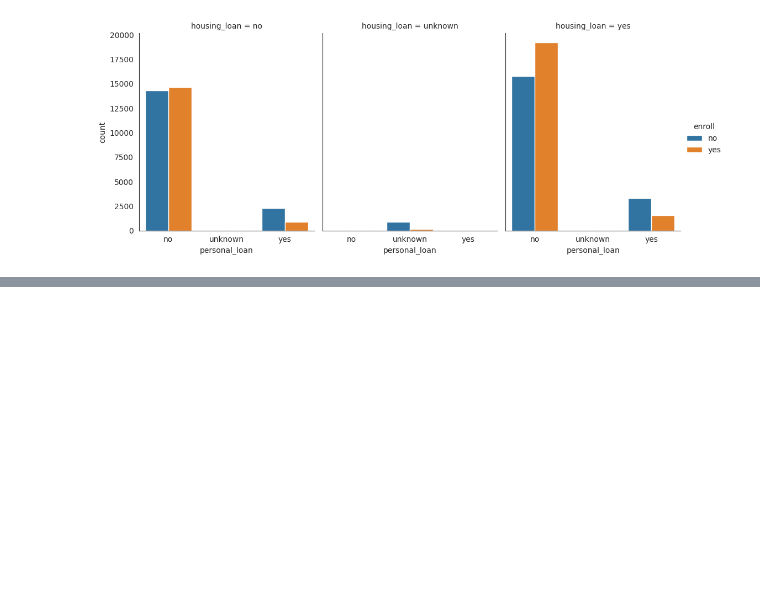
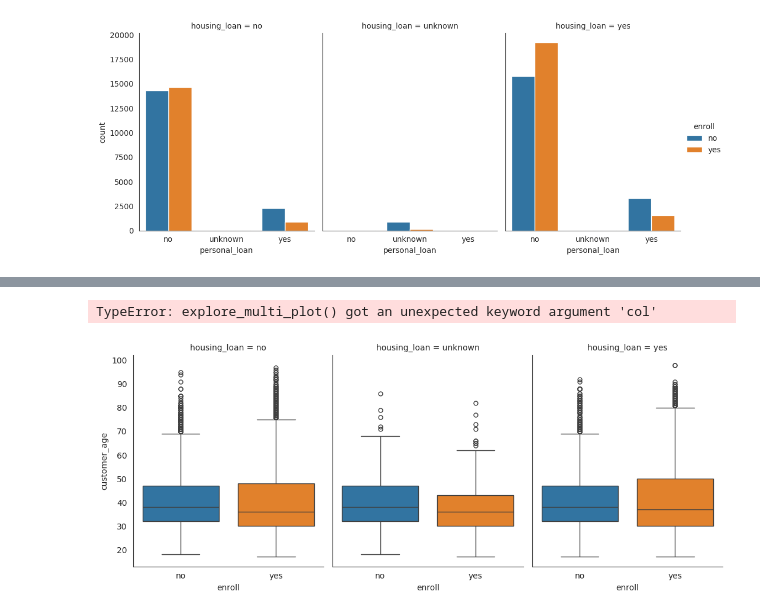
Before and after one commit to Tlr150130/enrollment-classification, a Jupyter notebook: notebooks/undersample_model.ipynb, the cells around one changed output, grey strips where cells are left out. Saved outputs shown, nothing was run; the diff lists cells and outputs as text; code cells hidden in the pictures; blank space fills up the shorter version.

```diff
--- a/notebooks/undersample_model.ipynb
+++ b/notebooks/undersample_model.ipynb
@@ -301,17 +318,2 @@ with sns.axes_style('white'):
 # %% [output]
 [figure]
-# %%
-# cat num
-import seaborn as sns
-
-with sns.axes_style('white'):
-    g = sns.catplot(
-        x="personal_loan",
-        y="customer_age",
-        col="housing_loan",
-        hue='enroll',
-        data=data_upsampled,
-        kind="box",
-        height=4.5,
-        aspect=.8
-    )
@@ -338,0 +320,58 @@ xgb = XGBClassifier()
+# %%
+from src.explore import explore_plot
+
+explore_plot(
+    df=data_upsampled,
+    cols=["personal_loan", "housing_loan"],
+    target='enroll',
+    height=4.5,
+    aspect=0.8
+)
+# %% [output]
+TypeError: explore_multi_plot() got an unexpected keyword argument 'col'
+# %%
+# cat num
+import seaborn as sns
+
+
+def explore_cat_num_plot(
+    df: pd.DataFrame,
+    y: str,
+    grouping: str,
+    target: str,
+    min_val: int | None,
+    max_val: int | None,
+    height: float | None,
+    aspect: float | None
+) -> None:
+    plotting_data = df.copy()
+    if min_val is not None:
+        plotting_data = plotting_data[plotting_data[y] >= min_val]
+    if max_val is not None:
+        plotting_data = plotting_data[plotting_data[y] <= max_val]
+
+    with sns.axes_style('white'):
+        n = calculate_plot_columns(plotting_data, grouping)
+        sns.catplot(
+            x=target,
+            y=y,
+            col=grouping,
+            hue=target,
+            data=plotting_data,
+            kind="box",
+            height=height,
+            aspect=aspect
+        )
+
+explore_cat_num_plot(
+    df=data_upsampled,
+    y="customer_age",
+    grouping="housing_loan",
+    target="enroll",
+    min_val=None,
+    max_val=None,
+    height=4.5,
+    aspect=0.8
+)
+# %% [output]
+[figure, added]
```
Also changed, not shown: parts of 9 cells of this notebook, 1 other file.
